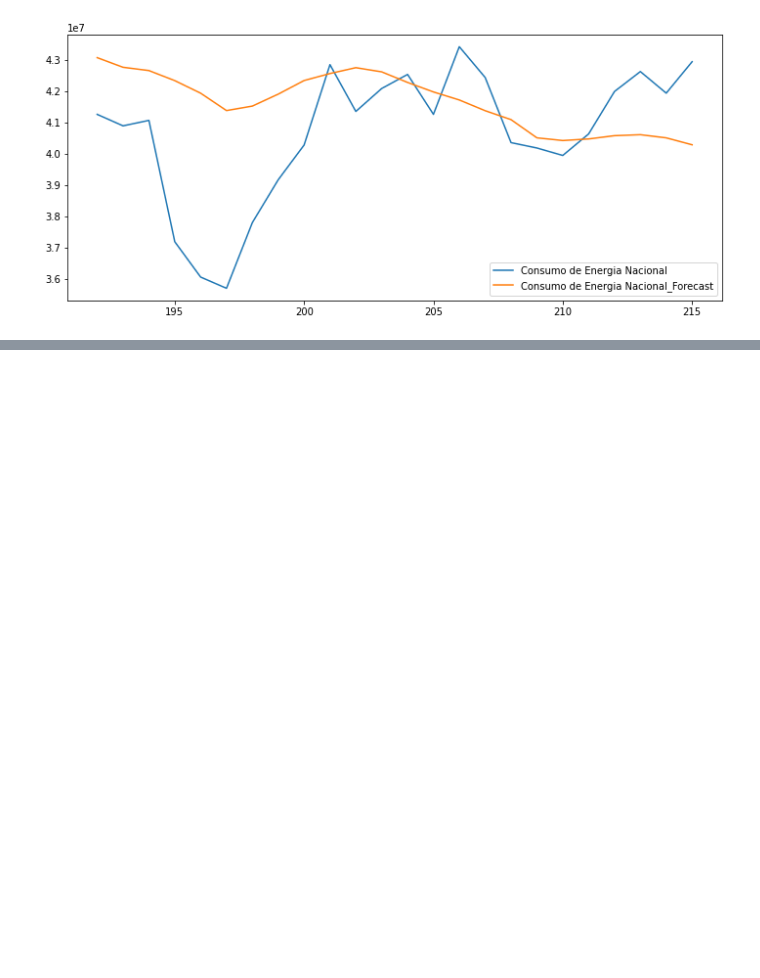
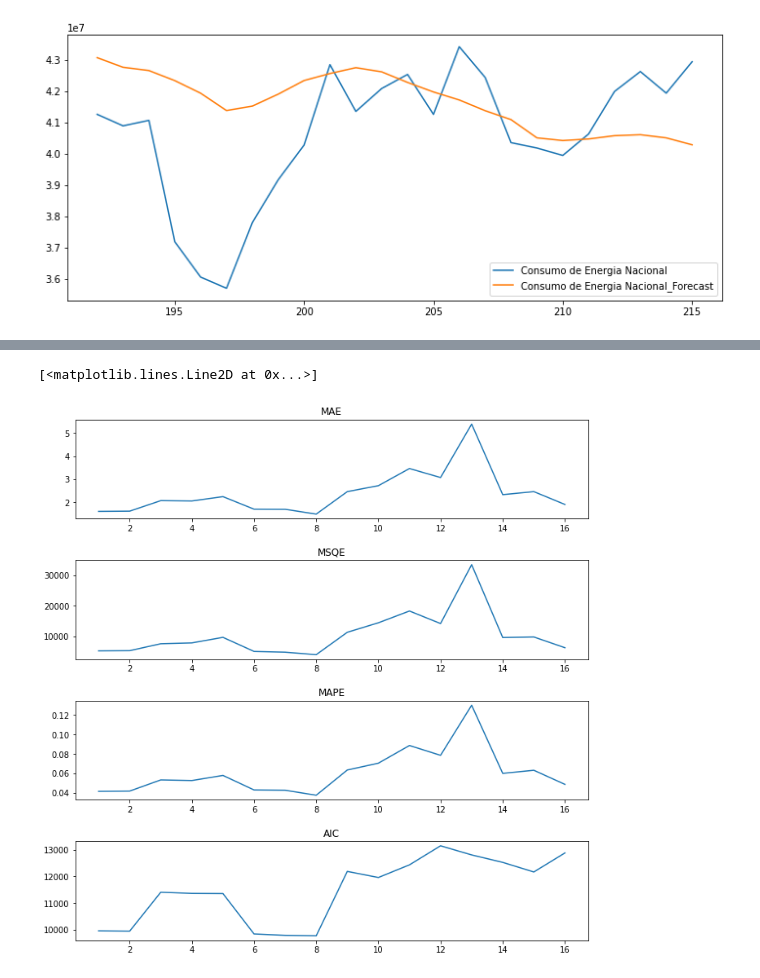
Before and after one commit to Ysgramor500/DataScienceInsper, a Jupyter notebook: Time_Series_VAR-Insper.ipynb, the cells around one changed output, grey strips where cells are left out. Saved outputs shown, nothing was run; the diff lists cells and outputs as text; code cells hidden in the pictures; blank space fills up the shorter version.

```diff
--- a/Time_Series_VAR-Insper.ipynb
+++ b/Time_Series_VAR-Insper.ipynb
@@ -365,0 +273,16 @@ axs.plot(Forecast)
+# %%
+l = []
+for i in range(1,18):
+    if i != 7:
+        var_model = VARMAX(train_df,order =(i,0), enforce_stationarity=True)
+        fitted_model = var_model.fit(disp=False)
+        predict = fitted_model.get_prediction(start=len(train_df),end=len(train_df) + 24 -1)
+        predictions = predict.predicted_mean
+        predictions.rename(columns = {'PIB':'PIB_Forecast','Consumo de Energia Nacional':'Consumo de Energia Nacional_Forecast'},inplace=True)
+        print(f'\n------------------------\n LAG Número {i}\n')
+        print(f"MAE: {mean_absolute_error(test_df['Consumo de Energia Nacional'],predictions['Consumo de Energia Nacional_Forecast'])/10**6}")
+        print(f"MSE: {mean_squared_error(test_df['Consumo de Energia Nacional'],predictions['Consumo de Energia Nacional_Forecast'])/10**6}")
+        print(f"MAPE: {mean_absolute_percentage_error(test_df['Consumo de Energia Nacional'],predictions['Consumo de Energia Nacional_Forecast'])}")
+        print(f"AIC: {fitted_model.aic}")
+        print('\n------------------------')
+        l.append({f'{i} LAGs:':[mean_absolute_error(test_df['Consumo de Energia Nacional'],predictions['Consumo de Energia Nacional_Forecast'])/10**6,mean_squared_error(test_df['Consumo de Energia Nacional'],predictions['Consumo de Energia Nacional_Forecast'])/10**9,mean_absolute_percentage_error(test_df['Consumo de Energia Nacional'],predictions['Consumo de Energia Nacional_Forecast']),fitted_model.aic]})
@@ -365,0 +409,22 @@ axs.plot(Forecast)
+# %%
+lista2 = []
+for i in range(4):
+    lista = []
+    for k in range(0,16):
+        lista.append(list(l[k].values())[0][i])
+    lista2.append(lista)
+Dados2 = pd.DataFrame([lista2[0],lista2[1],lista2[2],lista2[3]])
+Dados2.columns = Dados2.columns + 1
+fig, axs = plt.subplots(4, figsize=(10,10))
+fig.tight_layout(pad=3.0)
+axs[0].title.set_text("MAE")
+axs[1].title.set_text("MSQE")
+axs[2].title.set_text("MAPE")
+axs[3].title.set_text("AIC")
+axs[0].plot(Dados2.iloc[0,:])
+axs[1].plot(Dados2.iloc[1,:])
+axs[2].plot(Dados2.iloc[2,:])
+axs[3].plot(Dados2.iloc[3,:])
+# %% [output]
+[<matplotlib.lines.Line2D at 0x...>]
+[figure, added]
```
Also changed, not shown: parts of 64 cells of this notebook.
